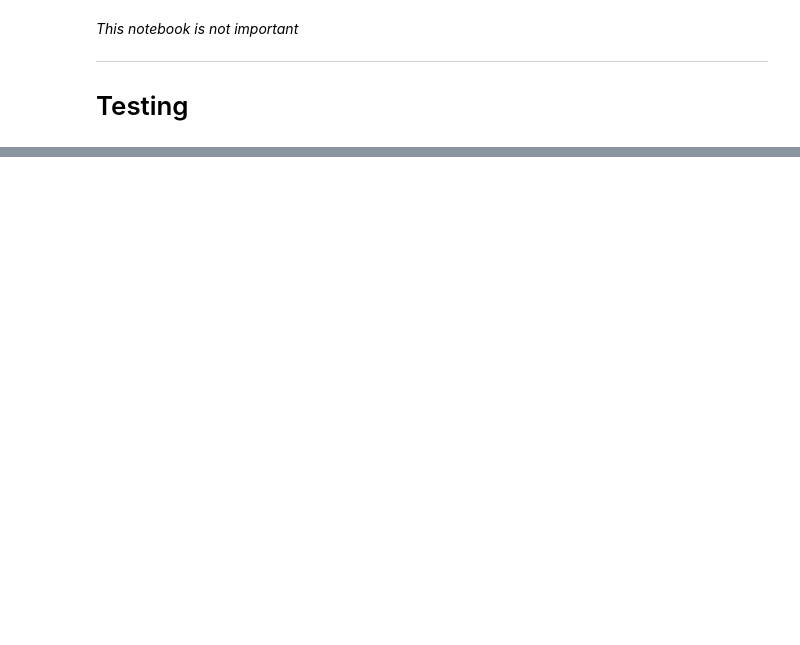
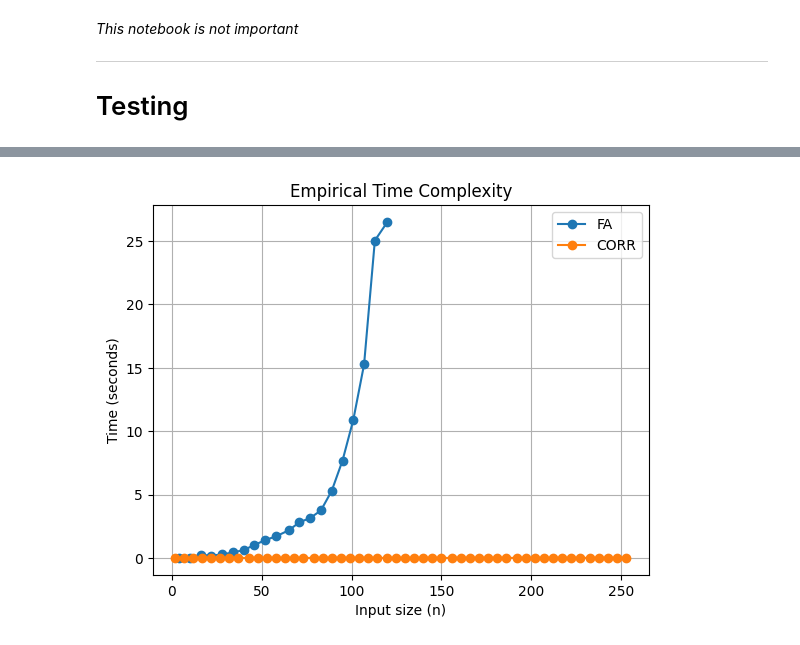
Before and after one commit to panther1427/Bachelorprojekt, a Jupyter notebook: test.ipynb, the cells around one changed output, grey strips where cells are left out. Saved outputs shown, nothing was run; the diff lists cells and outputs as text; code cells hidden in the pictures; blank space fills up the shorter version.

```diff
--- a/test.ipynb
+++ b/test.ipynb
@@ -34,0 +82,11 @@ array([[-0.26358339, -1.12793777, -0.03237564],
+# %%
+plt.plot(input_sizes, execution_times_FA, label="FA", marker='o')
+plt.plot(np.linspace(2, 2**10, 200, dtype=int)[:50], execution_times_corr[:50], label="CORR", marker='o')
+plt.legend()
+plt.xlabel('Input size (n)')
+plt.ylabel('Time (seconds)')
+plt.title('Empirical Time Complexity')
+plt.grid(True)
+plt.show()
+# %% [output]
+[figure, added]
```
Also changed, not shown: parts of 6 cells of this notebook, 6 other files.
